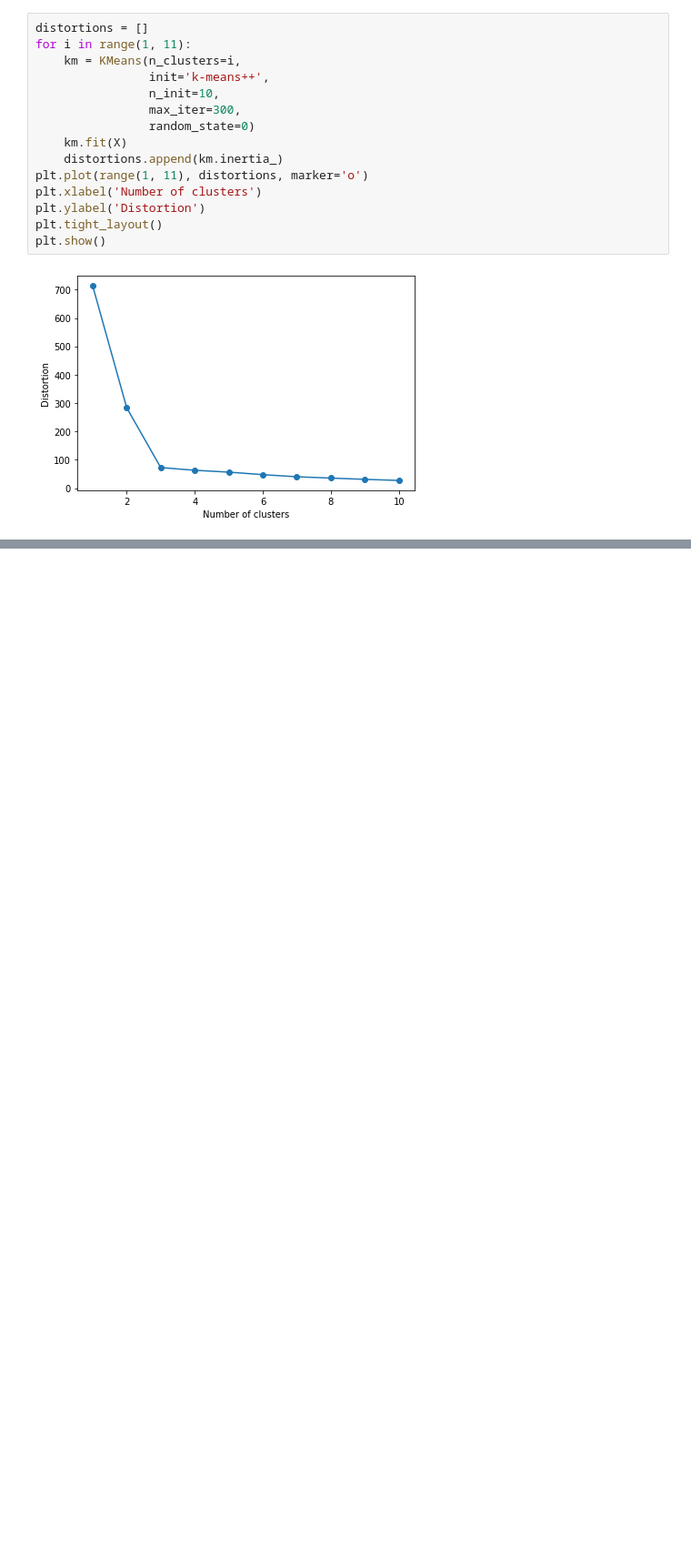
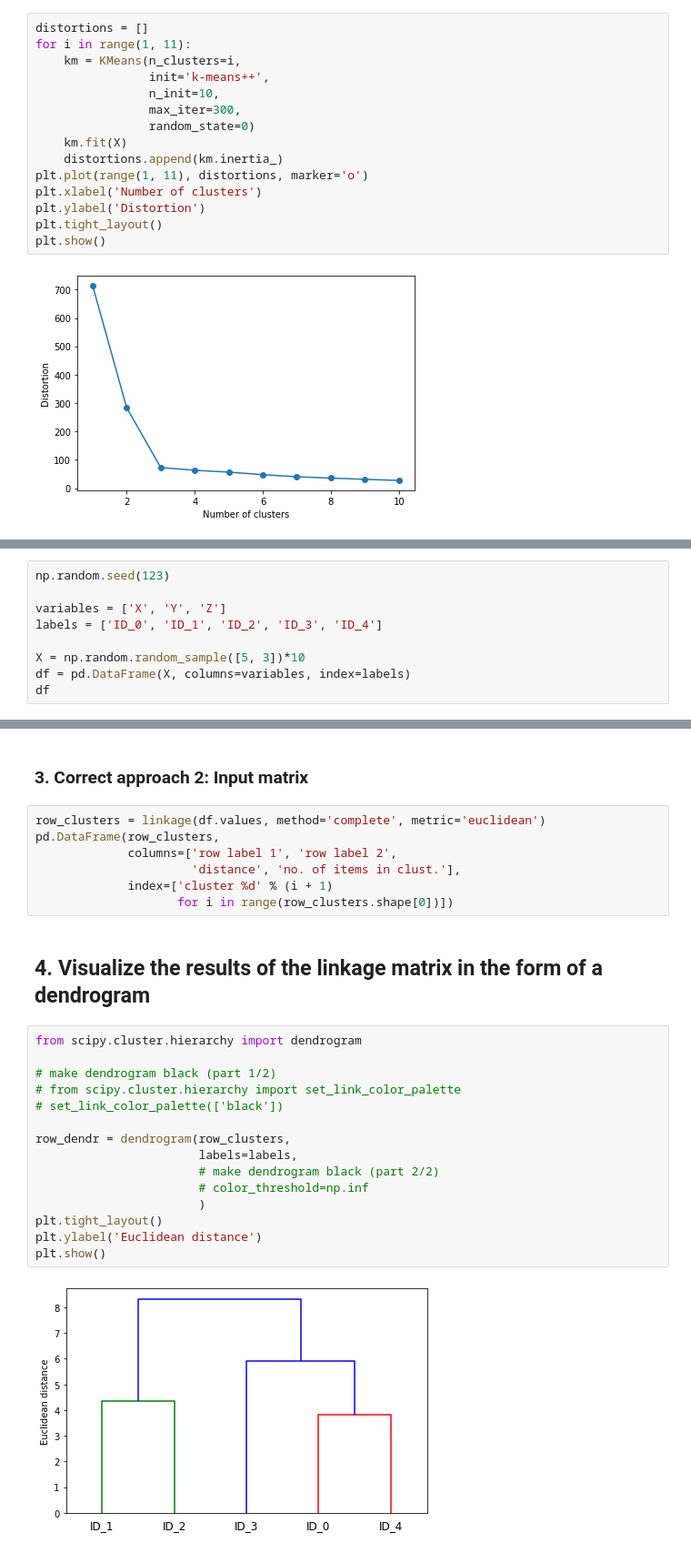
Before and after one commit to yonsken/python-ml-exercises, a Jupyter notebook: chapter_exercises/chapter_11/clustering_analysis.ipynb, the cells around one changed output, grey strips where cells are left out. Shown: that part at 91% size. Cells and saved outputs as stored; diff of their text form; blank space fills up the shorter version.

```diff
--- a/chapter_exercises/chapter_11/clustering_analysis.ipynb
+++ b/chapter_exercises/chapter_11/clustering_analysis.ipynb
@@ -107,0 +219,9 @@ plt.show()
+# %%
+np.random.seed(123)
+
+variables = ['X', 'Y', 'Z']
+labels = ['ID_0', 'ID_1', 'ID_2', 'ID_3', 'ID_4']
+
+X = np.random.random_sample([5, 3])*10
+df = pd.DataFrame(X, columns=variables, index=labels)
+df
@@ -107,0 +287,28 @@ plt.show()
+# %% [markdown]
+### 3. Correct approach 2: Input matrix
+# %%
+row_clusters = linkage(df.values, method='complete', metric='euclidean')
+pd.DataFrame(row_clusters,
+             columns=['row label 1', 'row label 2',
+                      'distance', 'no. of items in clust.'],
+             index=['cluster %d' % (i + 1)
+                    for i in range(row_clusters.shape[0])])
+# %% [markdown]
+## 4. Visualize the results of the linkage matrix in the form of a dendrogram
+# %%
+from scipy.cluster.hierarchy import dendrogram
+
+# make dendrogram black (part 1/2)
+# from scipy.cluster.hierarchy import set_link_color_palette
+# set_link_color_palette(['black'])
+
+row_dendr = dendrogram(row_clusters,
+                       labels=labels,
+                       # make dendrogram black (part 2/2)
+                       # color_threshold=np.inf
+                       )
+plt.tight_layout()
+plt.ylabel('Euclidean distance')
+plt.show()
+# %% [output]
+[figure, added]
```
Also changed, not shown: parts of 34 cells of this notebook.
